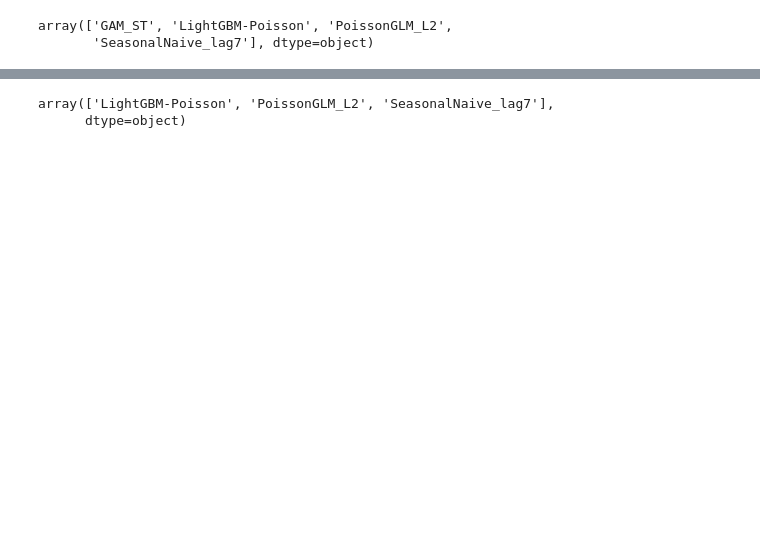
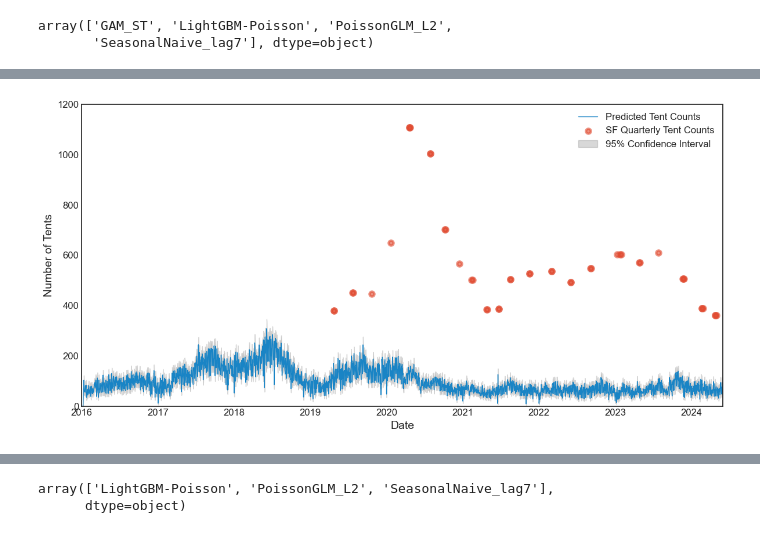
Before and after one commit to yilmajung/HOMELESSSTUDY_EPJDS_2025_v2, a Jupyter notebook: compare_w_baseline_visualize2.ipynb, the cells around one changed output, grey strips where cells are left out. Saved outputs shown, nothing was run; the diff lists cells and outputs as text; code cells hidden in the pictures; blank space fills up the shorter version.

```diff
--- a/compare_w_baseline_visualize2.ipynb
+++ b/compare_w_baseline_visualize2.ipynb
@@ -268,3 +219,57 @@ plt.show()
+# %%
+# Baseline: SeasonalNaive_lag7 model predictions vs SF Quarterly Tent Counts
+
+import datetime as dt
+import statsmodels.api as sm
+
+start_date = dt.datetime(2016, 1, 1)
+end_date = dt.datetime(2024, 5, 31)
+
+# Plot time-series
+plt.figure(figsize=(12, 6))
+plt.style.use('seaborn-v0_8-white')
+
+# Predicted mean
+plt.plot(
+    df_best_baseline[df_best_baseline['model']=='SeasonalNaive_lag7']['timestamp'],
+    df_best_baseline[df_best_baseline['model']=='SeasonalNaive_lag7']['mean_total'],
+    label='Predicted Tent Counts',
+    color='#1984c5',
+    linewidth=1
+)
+
+plt.scatter(
+    df_best_baseline[df_best_baseline['model']=='SeasonalNaive_lag7']['timestamp'],
+    df_best_baseline[df_best_baseline['model']=='SeasonalNaive_lag7']['tent_struc'],
+    label='SF Quarterly Tent Counts',
+    alpha=0.6,
+    marker='o',
+    color='#e14b31',
+    linewidth=3
+)
+
+# Uncertainty band
+plt.fill_between(
+    df_best_baseline[df_best_baseline['model']=='SeasonalNaive_lag7']['timestamp'],
+    df_best_baseline[df_best_baseline['model']=='SeasonalNaive_lag7']['lower95'],
+    df_best_baseline[df_best_baseline['model']=='SeasonalNaive_lag7']['upper95'],
+    color='grey',
+    alpha=0.3,
+    label='95% Confidence Interval'
+)
+
+plt.xlabel('Date', fontsize=14)
+plt.ylabel('Number of Tents', fontsize=14)
+plt.legend(fontsize=12)
+plt.ylim(0,1200)
+plt.xlim(start_date, end_date)
+plt.xticks(fontsize=12)
+plt.yticks(fontsize=12)
+
+plt.tight_layout()
+plt.show()
+# %% [output]
+[figure, added]
 # %%
 # Baseline: SeasonalNaive_lag7 model predictions vs SF Quarterly Tent Counts
 
```
Also changed, not shown: parts of 25 cells of this notebook, 1 other file.
